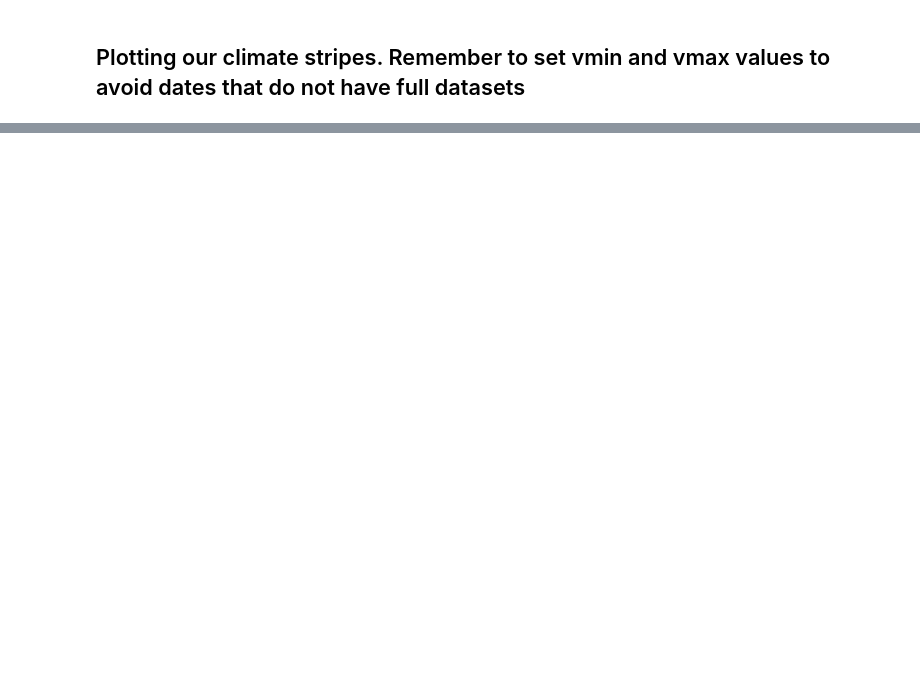
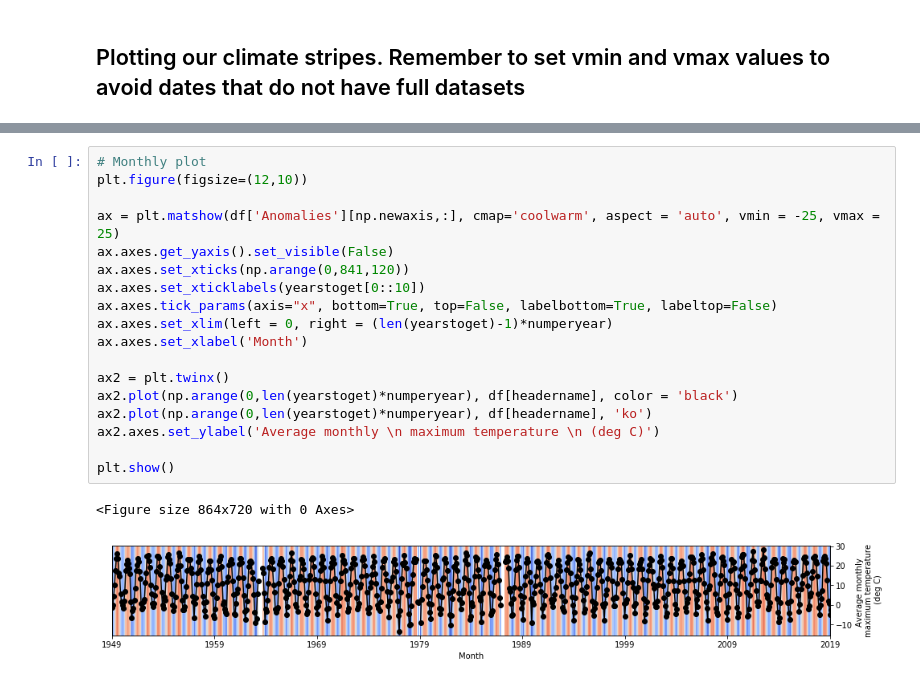
Before and after one commit to rmiller34/ATMS-597-SP-2020, a Jupyter notebook: ATMS-597-SP-2020-Project-2/CSV__ATMS_597_Project_2_Final.ipynb, the cells around one changed output, grey strips where cells are left out. Drawn from its saved outputs; the diff is of its cells as text; blank space fills up the shorter version.

```diff
--- a/ATMS-597-SP-2020-Project-2/CSV__ATMS_597_Project_2_Final.ipynb
+++ b/ATMS-597-SP-2020-Project-2/CSV__ATMS_597_Project_2_Final.ipynb
@@ -371,0 +351,21 @@ plt.show()
+# %%
+# Monthly plot
+plt.figure(figsize=(12,10))
+
+ax = plt.matshow(df['Anomalies'][np.newaxis,:], cmap='coolwarm', aspect = 'auto', vmin = -25, vmax = 25)
+ax.axes.get_yaxis().set_visible(False)
+ax.axes.set_xticks(np.arange(0,841,120))
+ax.axes.set_xticklabels(yearstoget[0::10])
+ax.axes.tick_params(axis="x", bottom=True, top=False, labelbottom=True, labeltop=False)
+ax.axes.set_xlim(left = 0, right = (len(yearstoget)-1)*numperyear)
+ax.axes.set_xlabel('Month')
+
+ax2 = plt.twinx()
+ax2.plot(np.arange(0,len(yearstoget)*numperyear), df[headername], color = 'black')
+ax2.plot(np.arange(0,len(yearstoget)*numperyear), df[headername], 'ko')
+ax2.axes.set_ylabel('Average monthly \n maximum temperature \n (deg C)')
+
+plt.show()
+# %% [output]
+<Figure size 864x720 with 0 Axes>
+[figure, added]
```
Also changed, not shown: parts of 9 cells of this notebook.
